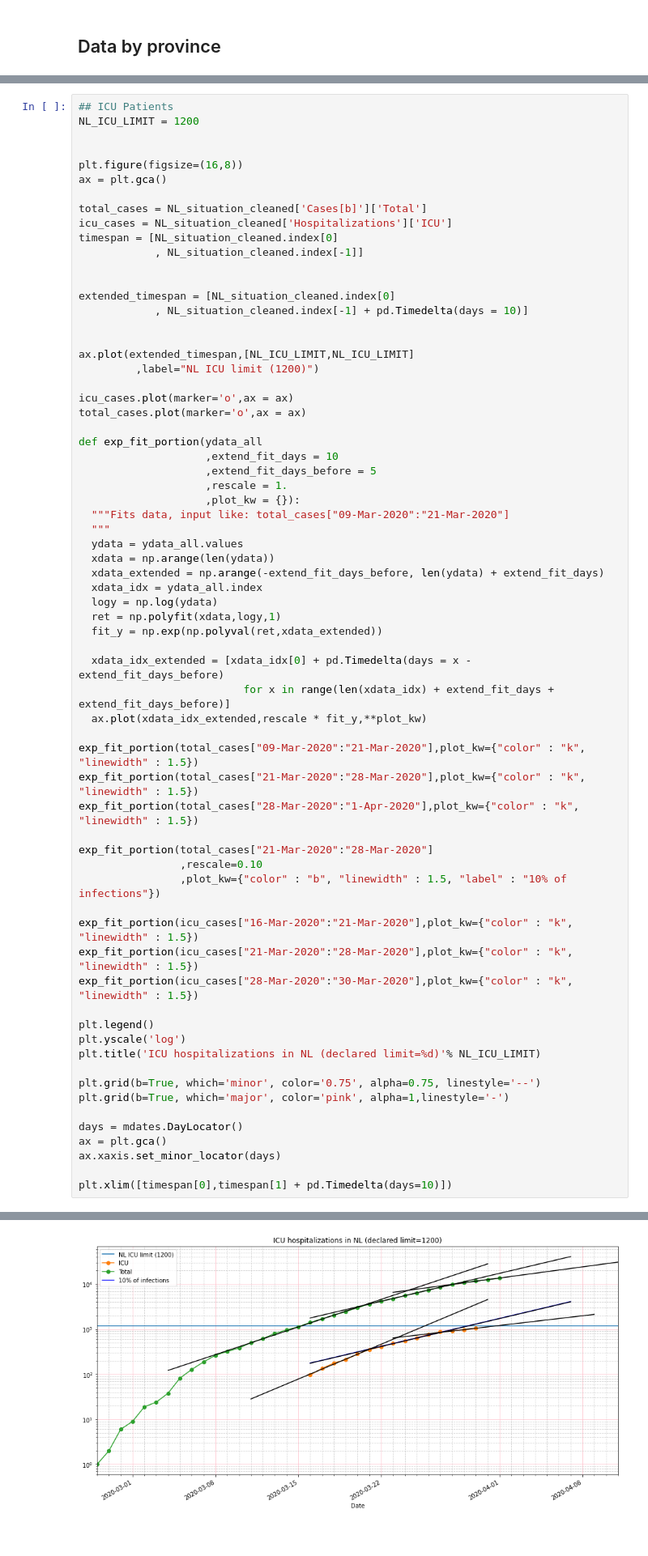
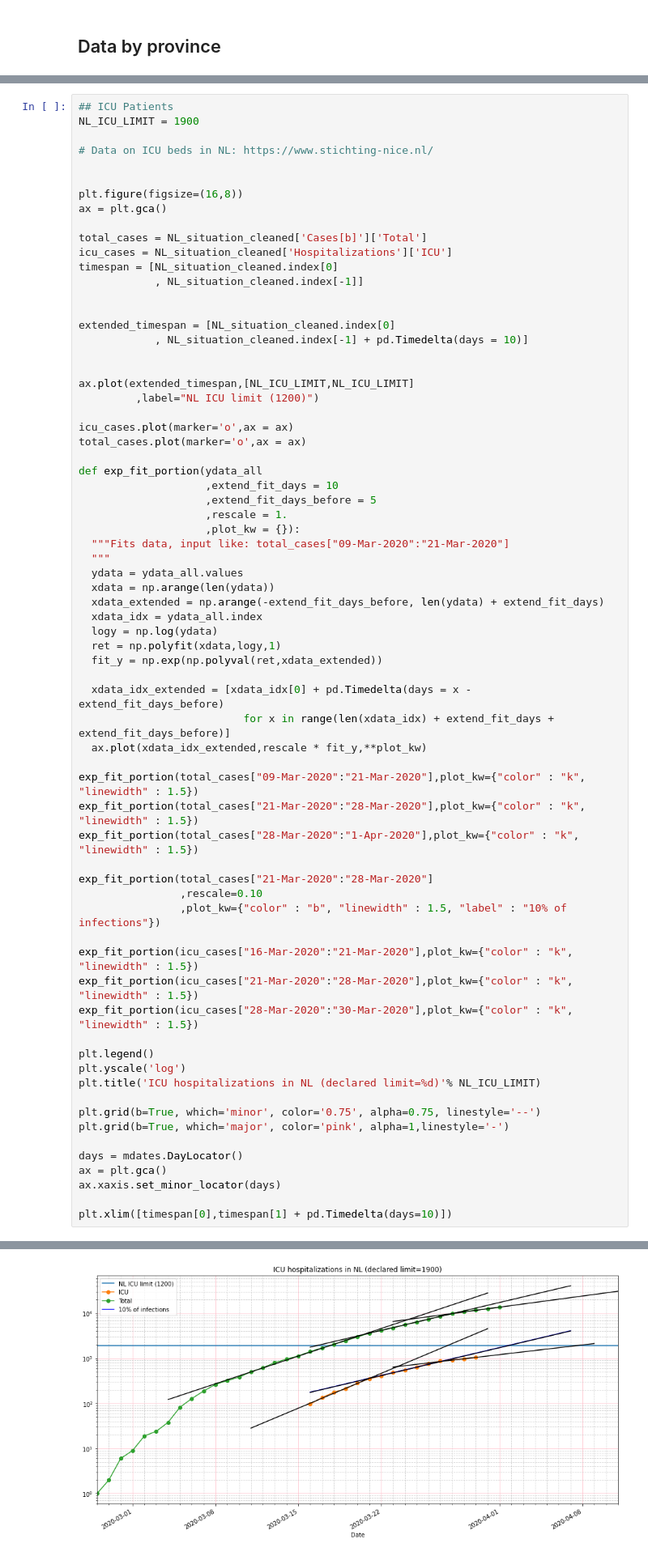
Before and after one commit to acorbe/covid19-analytics-NL-EU, a Jupyter notebook: Corona_stats.ipynb, the cells around one changed output, grey strips where cells are left out. Shown at 81% size. Drawn from its saved outputs; the diff is of its cells as text.

```diff
--- a/Corona_stats.ipynb
+++ b/Corona_stats.ipynb
@@ -387,6 +387,8 @@ ax.xaxis.set_minor_locator(days)
 # %%
 ## ICU Patients
-NL_ICU_LIMIT = 1200
+NL_ICU_LIMIT = 1900
+
+# Data on ICU beds in NL: https://www.stichting-nice.nl/
 
 
 plt.figure(figsize=(16,8))
@@ -426,34 +428,34 @@ def exp_fit_portion(ydata_all
   xdata_idx_extended = [xdata_idx[0] + pd.Timedelta(days = x - extend_fit_days_before)
                           for x in range(len(xdata_idx) + extend_fit_days + extend_fit_days_before)]
   ax.plot(xdata_idx_extended,rescale * fit_y,**plot_kw)
 
 exp_fit_portion(total_cases["09-Mar-2020":"21-Mar-2020"],plot_kw={"color" : "k", "linewidth" : 1.5})
 exp_fit_portion(total_cases["21-Mar-2020":"28-Mar-2020"],plot_kw={"color" : "k", "linewidth" : 1.5})
 exp_fit_portion(total_cases["28-Mar-2020":"1-Apr-2020"],plot_kw={"color" : "k", "linewidth" : 1.5})
 
 exp_fit_portion(total_cases["21-Mar-2020":"28-Mar-2020"]
                 ,rescale=0.10
                 ,plot_kw={"color" : "b", "linewidth" : 1.5, "label" : "10% of infections"})
 
 exp_fit_portion(icu_cases["16-Mar-2020":"21-Mar-2020"],plot_kw={"color" : "k", "linewidth" : 1.5})
 exp_fit_portion(icu_cases["21-Mar-2020":"28-Mar-2020"],plot_kw={"color" : "k", "linewidth" : 1.5})
 exp_fit_portion(icu_cases["28-Mar-2020":"30-Mar-2020"],plot_kw={"color" : "k", "linewidth" : 1.5})
 
 plt.legend()
 plt.yscale('log')
 plt.title('ICU hospitalizations in NL (declared limit=%d)'% NL_ICU_LIMIT)
 
 plt.grid(b=True, which='minor', color='0.75', alpha=0.75, linestyle='--')
 plt.grid(b=True, which='major', color='pink', alpha=1,linestyle='-')
 
 days = mdates.DayLocator()
 ax = plt.gca()
 ax.xaxis.set_minor_locator(days)
 
 plt.xlim([timespan[0],timespan[1] + pd.Timedelta(days=10)])
 # %% [output]
 (737482.0, 737526.0)
-[figure, old version]
+[figure, new version]
 # %%
 total_cases["09-Mar-2020":"21-Mar-2020"]
 # %% [output]
```
Also changed, not shown: parts of 4 cells of this notebook.
